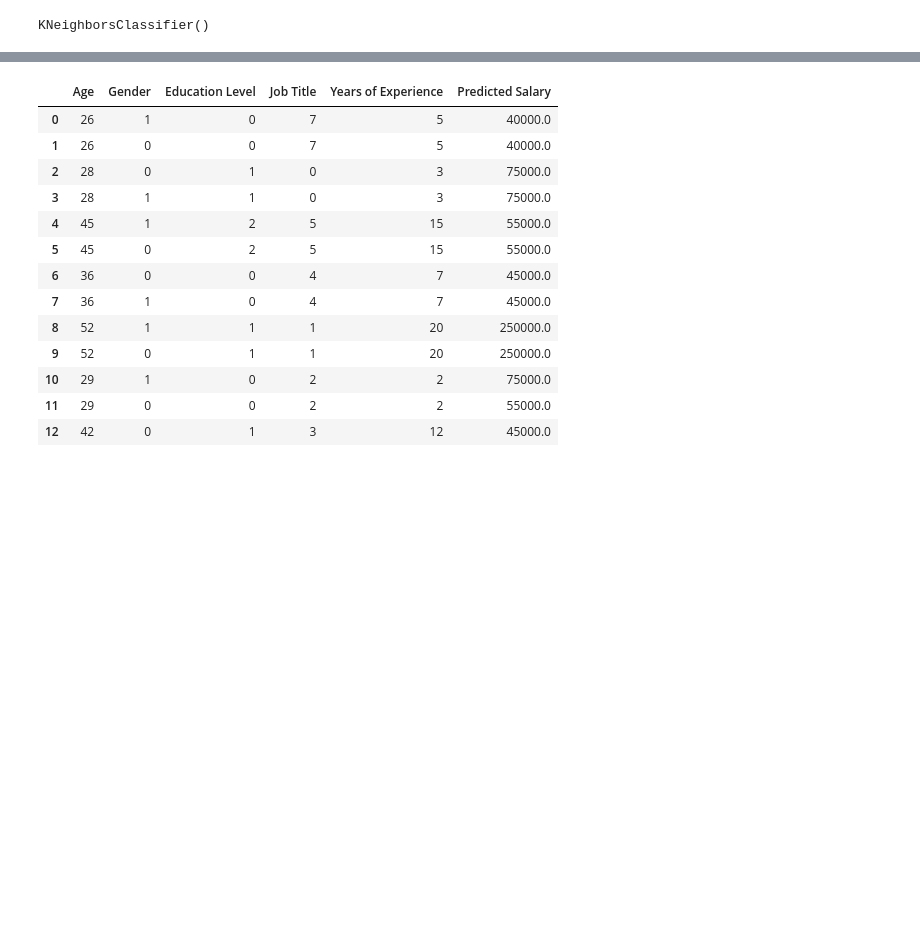
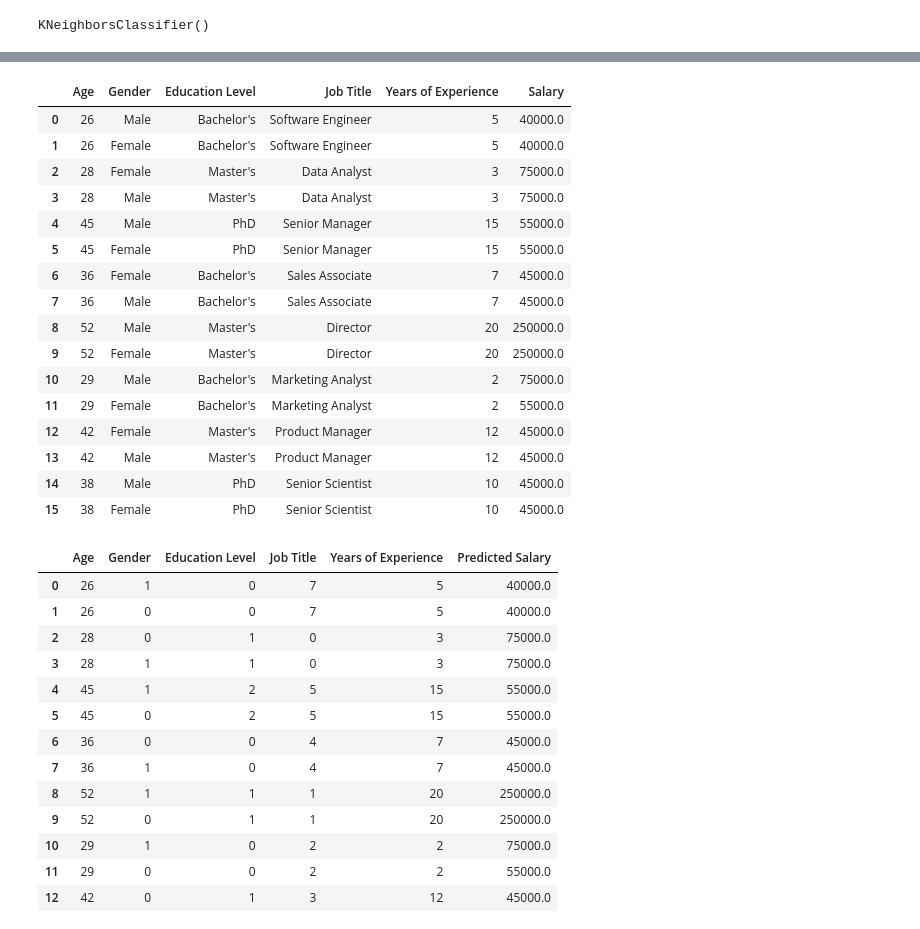
Before and after one commit to YashNigam65/gitfolder, a Jupyter notebook: notebook/supervised_classification/employee_salary_prediction.ipynb, the cells around one changed output, grey strips where cells are left out. Cells and saved outputs as stored; diff of their text form; code cells hidden in the pictures; blank space fills up the shorter version.

```diff
--- a/notebook/supervised_classification/employee_salary_prediction.ipynb
+++ b/notebook/supervised_classification/employee_salary_prediction.ipynb
@@ -170,3 +150,29 @@ print(res)
+# %%
+# Add the predicted salary as a new column to the newdataframe
+filename = 'https://raw.githubusercontent.com/YashNigam65/gitfolder/refs/heads/master/dataset/Salary_Data_test.csv'
+newdataframe = read_csv(filename)
+newdataframe['Salary'] = res
+
+# Display the newdataframe with the added salary column
+display(newdataframe)
+# %% [output]
+|  | Age | Gender | Education Level | Job Title | Years of Experience | Salary |
+| 0 | 26 | Male | Bachelor's | Software Engineer | 5 | 40000.0 |
+| 1 | 26 | Female | Bachelor's | Software Engineer | 5 | 40000.0 |
+| 2 | 28 | Female | Master's | Data Analyst | 3 | 75000.0 |
+| 3 | 28 | Male | Master's | Data Analyst | 3 | 75000.0 |
+| 4 | 45 | Male | PhD | Senior Manager | 15 | 55000.0 |
+| 5 | 45 | Female | PhD | Senior Manager | 15 | 55000.0 |
+| 6 | 36 | Female | Bachelor's | Sales Associate | 7 | 45000.0 |
+| 7 | 36 | Male | Bachelor's | Sales Associate | 7 | 45000.0 |
+| 8 | 52 | Male | Master's | Director | 20 | 250000.0 |
+| 9 | 52 | Female | Master's | Director | 20 | 250000.0 |
+| 10 | 29 | Male | Bachelor's | Marketing Analyst | 2 | 75000.0 |
+| 11 | 29 | Female | Bachelor's | Marketing Analyst | 2 | 55000.0 |
+| 12 | 42 | Female | Master's | Product Manager | 12 | 45000.0 |
+| 13 | 42 | Male | Master's | Product Manager | 12 | 45000.0 |
+| 14 | 38 | Male | PhD | Senior Scientist | 10 | 45000.0 |
+| 15 | 38 | Female | PhD | Senior Scientist | 10 | 45000.0 |
 # %%
 # Create a DataFrame from the input features (z) and add the predicted salaries (res)
 result_df = pd.DataFrame(z, columns=['Age', 'Gender', 'Education Level', 'Job Title', 'Years of Experience'])
```
Also changed, not shown: parts of 1 cell of this notebook.
